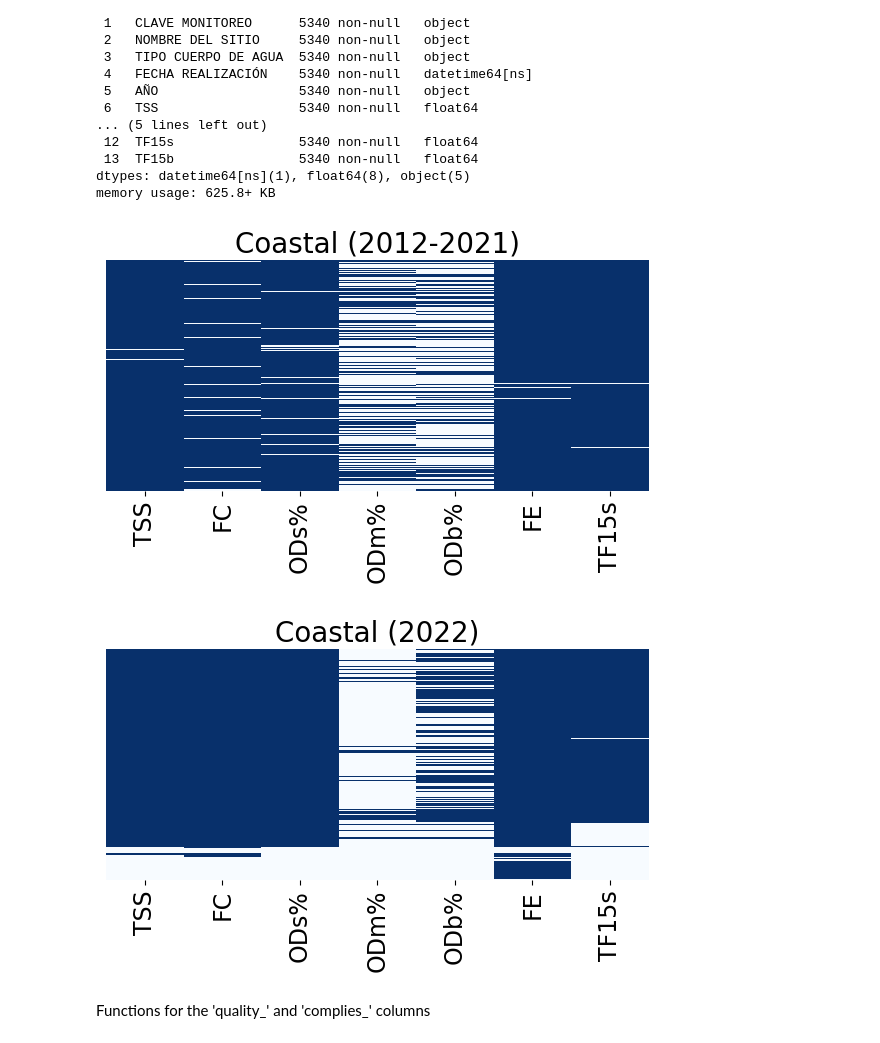
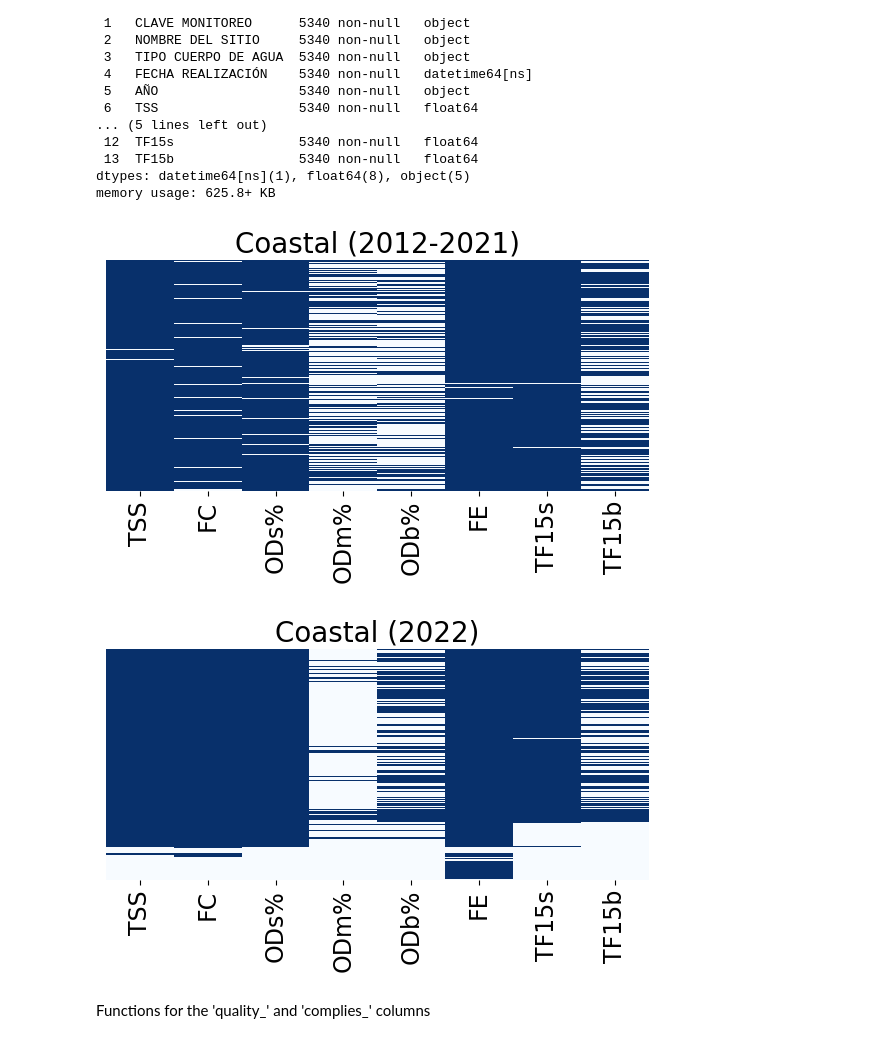
Before and after one commit to Ricardo8932/ProyectoConagua, a Jupyter notebook: Presentación/Coastal.ipynb, the cells around one changed output. Saved outputs shown, nothing was run; the diff lists cells and outputs as text; code cells hidden in the pictures.

```diff
--- a/Presentación/Coastal.ipynb
+++ b/Presentación/Coastal.ipynb
@@ -178,7 +258,7 @@ memory usage: 625.8+ KB
 df_coastal.to_excel("coastal_preprocessed.xlsx")
 # %%
 # Select the columns you want to include in the heatmap
-selected_columns_coastal_2012_2021 = df_nm_2012_2021.columns[6:13]  # Replace with the range of column names you want
+selected_columns_coastal_2012_2021 = df_nm_2012_2021.columns[6:14]  # Replace with the range of column names you want
 
 # Create a heatmap of missing values for only the selected columns
 plt.figure(figsize=(7,3))  # Adjust the size of the figure
@@ -197,29 +277,29 @@ plt.title('Coastal (2012-2021)', loc='center', fontsize=20)
 plt.xlabel('', loc='center', fontsize=20)
 plt.show()
 # %% [output]
-[figure, old version]
+[figure, new version]
 # %%
 # Select the columns you want to include in the heatmap
-selected_columns_coastal_2022 = df_nm_2022.columns[6:13]  # Replace with the range of column names you want
+selected_columns_coastal_2022 = df_nm_2022.columns[6:14]  # Replace with the range of column names you want
 
 # Create a heatmap of missing values for only the selected columns
 plt.figure(figsize=(7,3))  # Adjust the size of the figure
 
 # Generates a heat map showing the presence of missing values in selected columns
 heatmap = sns.heatmap(df_nm_2022[selected_columns_coastal_2022].isnull(), cbar=False, cmap='Blues_r')
 
 # Rotate the x-axis labels by 90 degrees so they are vertical and increase the font size
 heatmap.set_xticklabels(heatmap.get_xticklabels(), rotation=90, fontsize=17)
 
 # Remove the y-axis ticks and labels
 heatmap.set_yticks([])
 heatmap.set_yticklabels([])
 
 plt.title('Coastal (2022)', loc='center', fontsize=20)
 plt.xlabel('', loc='center', fontsize=20)
 plt.show()
 # %% [output]
-[figure, old version]
+[figure, new version]
 # %%
 #Realizar un analisis exploratorio de los datos anteriores, como matriz de nulidad, y grafica de correlacion y otro tipo de gracicas para el analisis exploratorio
 # %% [markdown]
```
Also changed, not shown: parts of 61 cells of this notebook, 1 other file.
